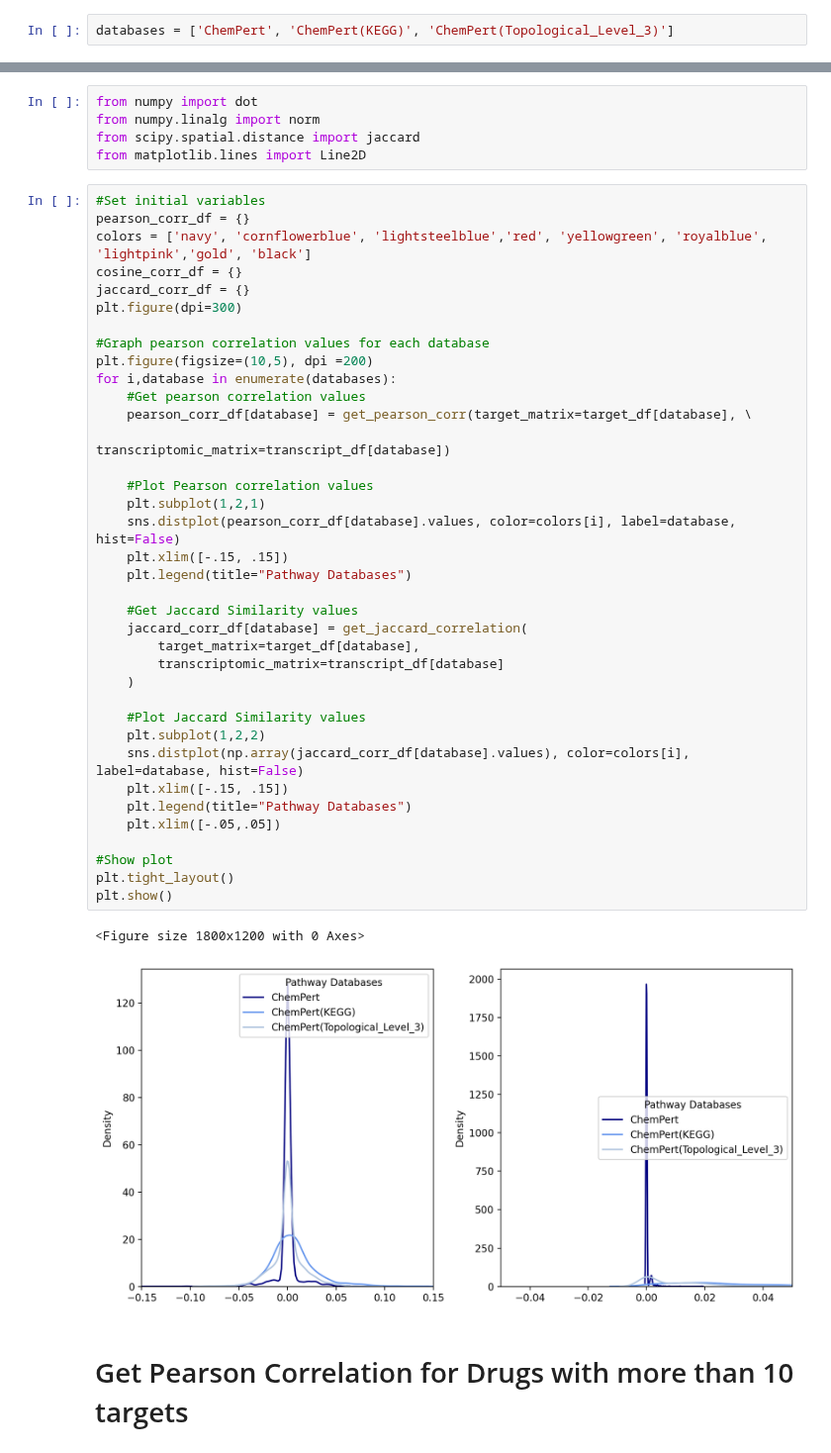
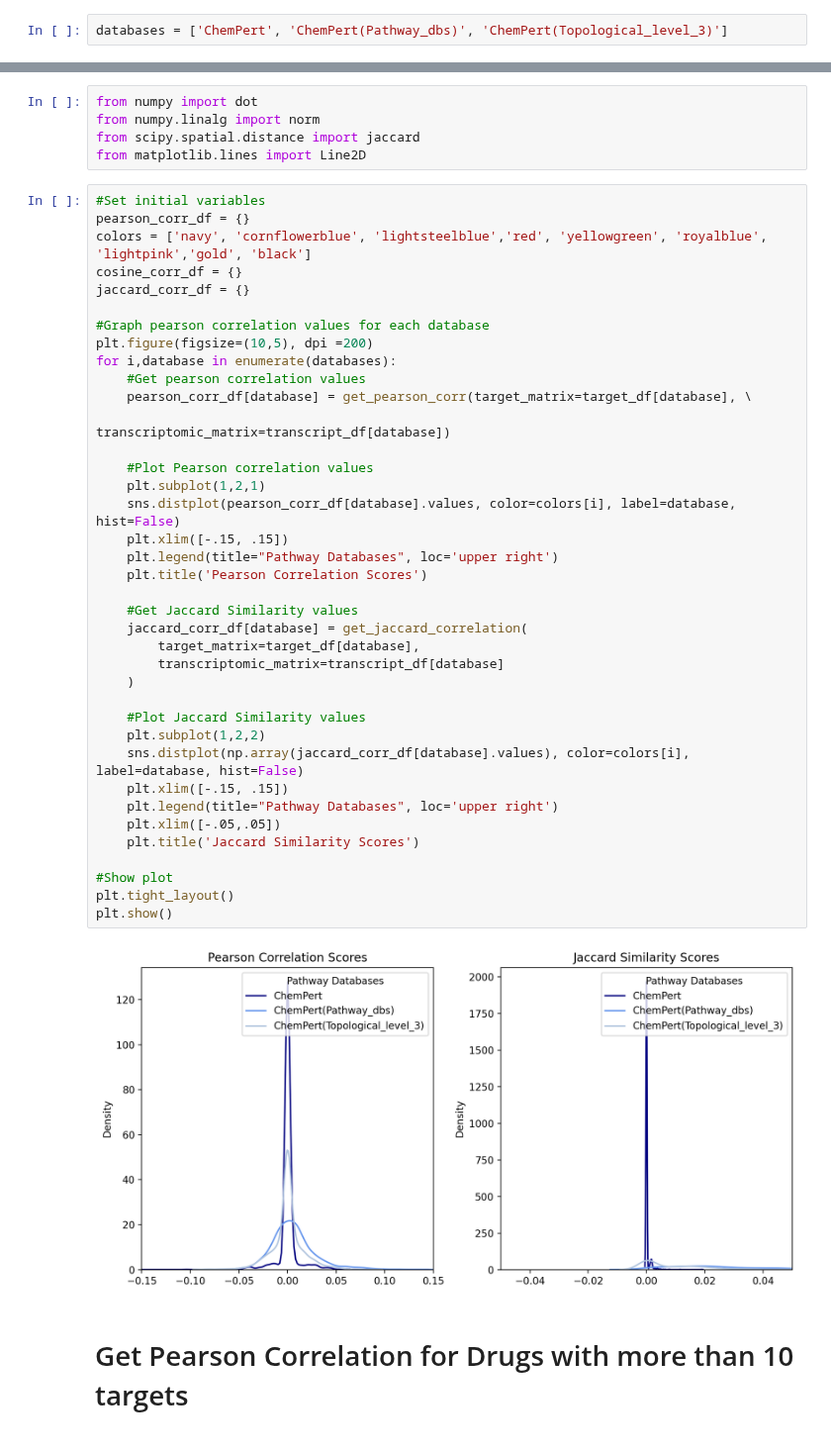
Before and after one commit to enveda/transcriptomic-target-correlation, a Jupyter notebook: notebooks/4_pathway_correlation_analysis.ipynb, the cells around one changed output, grey strips where cells are left out. Shown at 99% size. Cells and saved outputs as stored; diff of their text form.

```diff
--- a/notebooks/4_pathway_correlation_analysis.ipynb
+++ b/notebooks/4_pathway_correlation_analysis.ipynb
@@ -60,5 +60,5 @@ time.asctime()
 # %%
-databases = ['ChemPert', 'ChemPert(KEGG)', 'ChemPert(Topological_Level_3)']
+databases = ['ChemPert', 'ChemPert(Pathway_dbs)', 'ChemPert(Topological_level_3)']
 # %% [markdown]
 ## Load drug-induced transcriptomic response
 # %%
@@ -139,40 +141,40 @@ pearson_corr_df = {}
 colors = ['navy', 'cornflowerblue', 'lightsteelblue','red', 'yellowgreen', 'royalblue', 'lightpink','gold', 'black']
 cosine_corr_df = {}
 jaccard_corr_df = {}
-plt.figure(dpi=300)
 
 #Graph pearson correlation values for each database
 plt.figure(figsize=(10,5), dpi =200)
 for i,database in enumerate(databases):
     #Get pearson correlation values
     pearson_corr_df[database] = get_pearson_corr(target_matrix=target_df[database], \
                                                 transcriptomic_matrix=transcript_df[database])
 
     #Plot Pearson correlation values
     plt.subplot(1,2,1)
     sns.distplot(pearson_corr_df[database].values, color=colors[i], label=database, hist=False)
     plt.xlim([-.15, .15])
-    plt.legend(title="Pathway Databases")
+    plt.legend(title="Pathway Databases", loc='upper right')
+    plt.title('Pearson Correlation Scores')
 
     #Get Jaccard Similarity values
     jaccard_corr_df[database] = get_jaccard_correlation(
         target_matrix=target_df[database],
         transcriptomic_matrix=transcript_df[database]
     )
 
     #Plot Jaccard Similarity values
     plt.subplot(1,2,2)
     sns.distplot(np.array(jaccard_corr_df[database].values), color=colors[i], label=database, hist=False)
     plt.xlim([-.15, .15])
-    plt.legend(title="Pathway Databases")
+    plt.legend(title="Pathway Databases", loc='upper right')
     plt.xlim([-.05,.05])
+    plt.title('Jaccard Similarity Scores')
 
 #Show plot
 plt.tight_layout()
 plt.show()
 # %% [output]
-<Figure size 1800x1200 with 0 Axes>
-[figure, old version]
+[figure, new version]
 # %% [markdown]
 # Get Pearson Correlation for Drugs with more than 10 targets
 # %%
```
Also changed, not shown: parts of 21 cells of this notebook, 2 other files.
